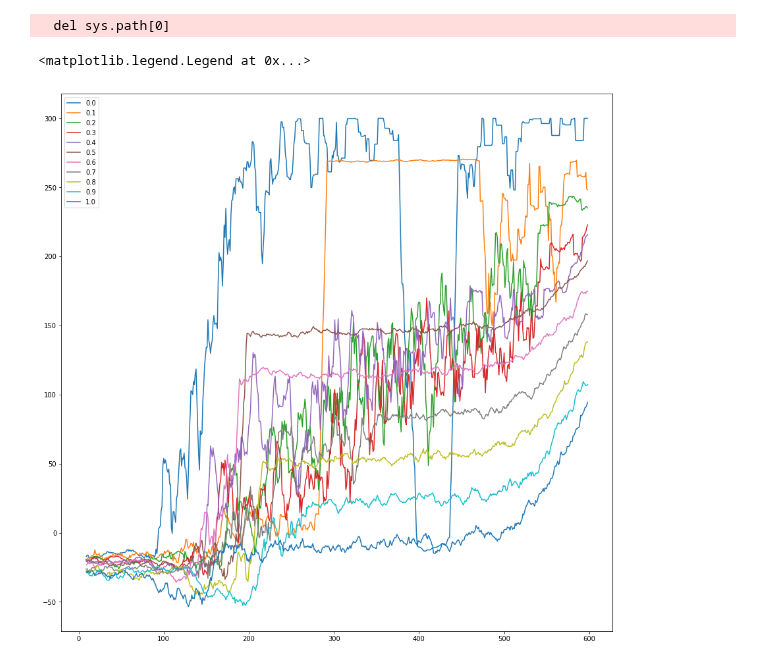
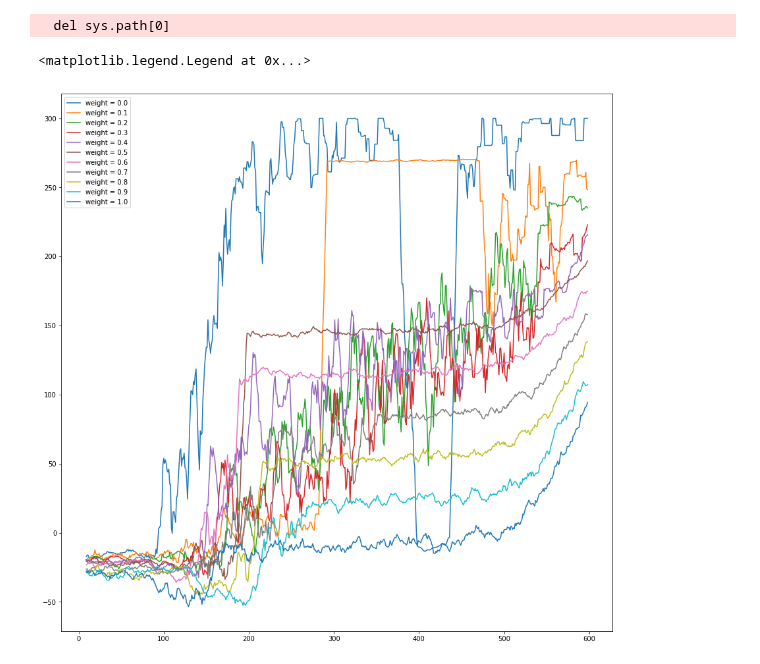
Before and after one commit to zhouker94/Multi-Agent-DRL, a Jupyter notebook: training_analysis.ipynb, the cells around one changed output. Drawn from its saved outputs; the diff is of its cells as text; code cells hidden in the pictures.

Commit message:
modify plot

```diff
--- a/training_analysis.ipynb
+++ b/training_analysis.ipynb
@@ -8,22 +8,22 @@ import numpy as np
 # %%
 log_dir = "log/agent_model/"
 model_list = sorted(os.listdir(log_dir))
 
 fig = plt.figure(num=None, figsize=(15, 15))
 
 legends = []
 for dir_name in model_list:
     if dir_name.split('_')[2] == '10':
         file_name = log_dir + dir_name + '/' + 'avg_score.txt'
 
         df = pd.read_csv(file_name, header=None)
         df.columns = ["r"]
         df = pd.rolling_mean(df, 10)
         plt.plot(df)
-        legends.append(dir_name.split('_')[1])
+        legends.append('weight = ' + dir_name.split('_')[1])
 
 plt.legend(legends)
 # %% [output]
   del sys.path[0]
 <matplotlib.legend.Legend at 0x...>
-[figure, old version]
+[figure, new version]
```
